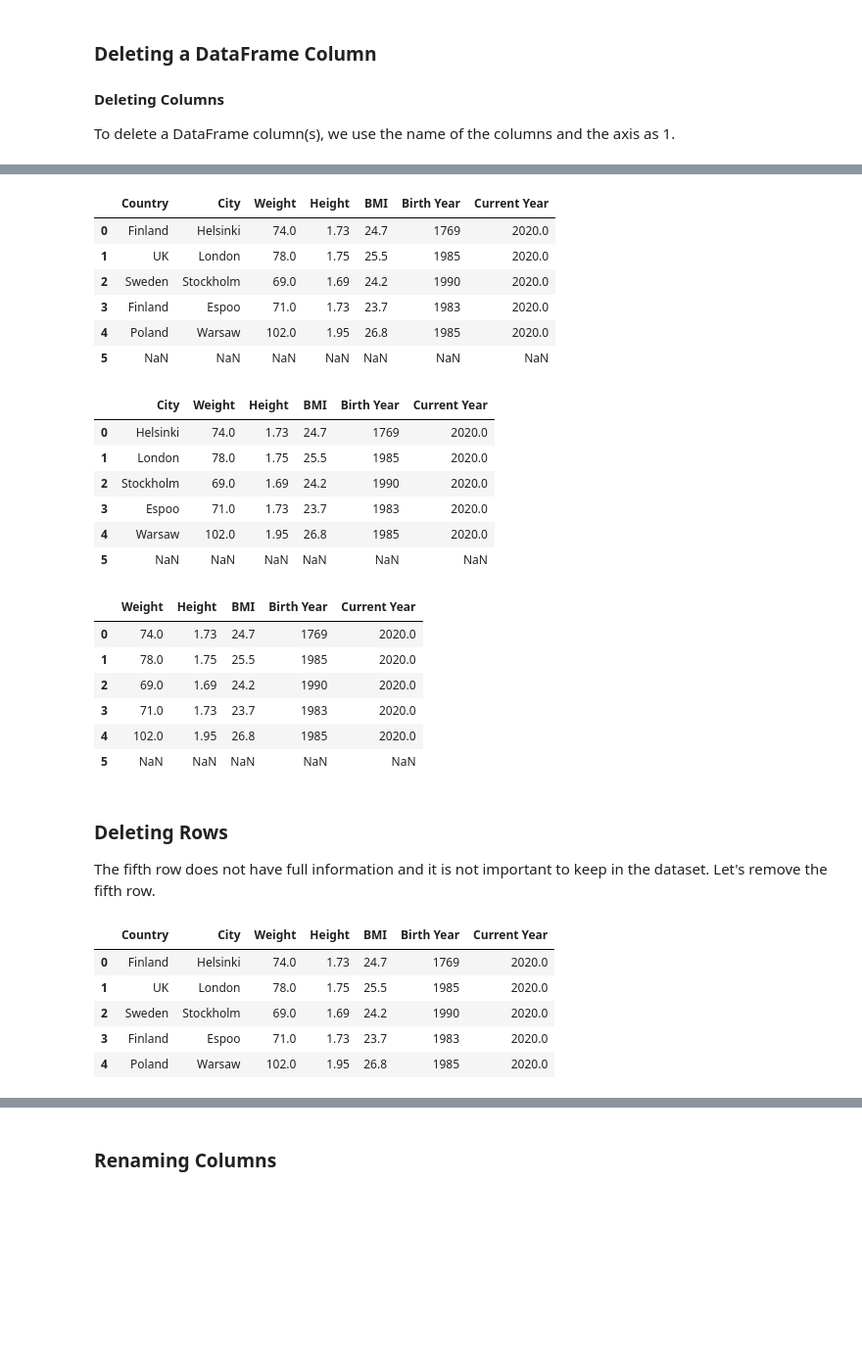
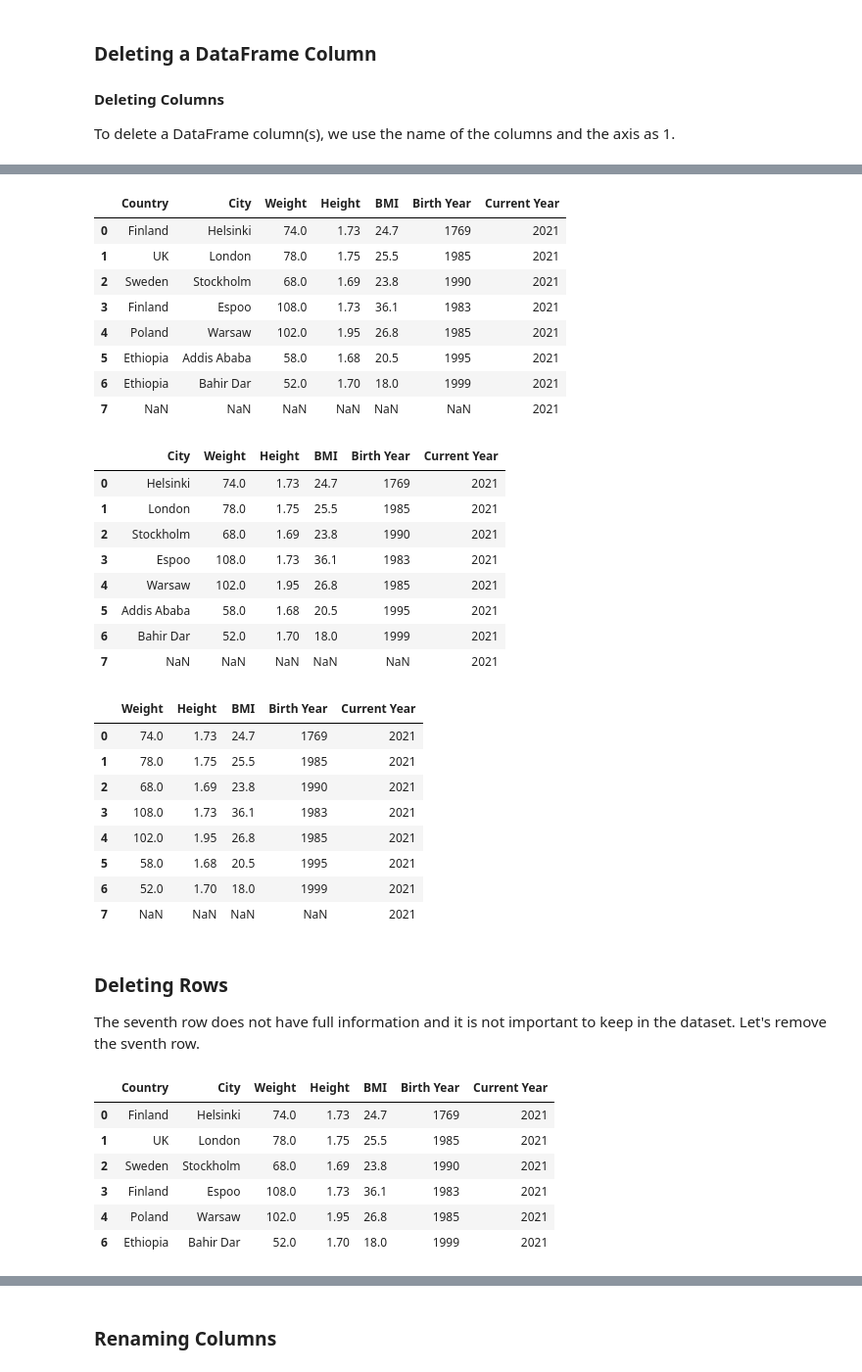
Before and after one commit to Asabeneh/Pandas, a Jupyter notebook: pandas.ipynb, the cells around one changed output, grey strips where cells are left out. Shown at 98% size. Drawn from its saved outputs; the diff is of its cells as text; code cells hidden in the pictures; blank space fills up the shorter version.

```diff
--- a/pandas.ipynb
+++ b/pandas.ipynb
@@ -445,8 +512,10 @@ data = [
     {"Name": "John", "Country":"Sweden","City":"Stockholm"},
     {"Name": "Eyob", "Country":"Finland","City":"Espoo"},
     {"Name": "Pawel", "Country":"Poland","City":"Warsaw"},
+    {"Name": "Mahlet", "Country":"Ethiopia","City":"Addis Ababa"},
+    {"Name": "Thomas", "Country":"Ethiopia","City":"Bahir Dar"},
     {"Name": "Lidiya", "Country":float('NaN'),"City":float('NaN')},
 ]
 df = pd.DataFrame(data)
-print(df)
+df
 # %% [output]
@@ -461,7 +532,7 @@ print(df)
 ### Adding a New Column
 Let's add a weight column in the DataFrame
 # %%
-weights = [74, 78, 69, 71, 102, float('NaN')]
+weights = [74, 78, 68, 108, 102, 58, 52, float('NaN')]
 df['Weight'] = weights
 df
 # %% [output]
@@ -475,7 +548,7 @@ df
 # %% [markdown]
 Let's add a height column into the DataFrame as well
 # %%
-heights = [173, 175, 169, 173, 195, float('NaN')]
+heights = [173, 175, 169, 173, 195,168, 170, float('NaN')]
 df['Height'] = heights
-print(df)
+df
 # %% [output]
@@ -544,9 +637,9 @@ df
 
 The information in the DataFrame seems not yet complete, let's add birth year and current year columns.
 # %%
-birth_year = ['1769', '1985', '1990', '1983', '1985',float('NaN')]
+birth_year = ['1769', '1985', '1990', '1983', '1985','1995', '1999',float('NaN')]
 df['Birth Year'] = birth_year
-df['Current Year'] = current_year
+df['Current Year'] = 2021
 df
 # %% [output]
 |  | Name | Country | City | Weight | Height | BMI | Birth Year | Current Year |
@@ -591,49 +706,56 @@ df.drop('Name', axis=1, inplace=True)
 df
 # %% [output]
 |  | Country | City | Weight | Height | BMI | Birth Year | Current Year |
-| 0 | Finland | Helsinki | 74.0 | 1.73 | 24.7 | 1769 | 2020.0 |
-| 1 | UK | London | 78.0 | 1.75 | 25.5 | 1985 | 2020.0 |
-| 2 | Sweden | Stockholm | 69.0 | 1.69 | 24.2 | 1990 | 2020.0 |
-| 3 | Finland | Espoo | 71.0 | 1.73 | 23.7 | 1983 | 2020.0 |
-| 4 | Poland | Warsaw | 102.0 | 1.95 | 26.8 | 1985 | 2020.0 |
-| 5 | NaN | NaN | NaN | NaN | NaN | NaN | NaN |
+| 0 | Finland | Helsinki | 74.0 | 1.73 | 24.7 | 1769 | 2021 |
+| 1 | UK | London | 78.0 | 1.75 | 25.5 | 1985 | 2021 |
+| 2 | Sweden | Stockholm | 68.0 | 1.69 | 23.8 | 1990 | 2021 |
+| 3 | Finland | Espoo | 108.0 | 1.73 | 36.1 | 1983 | 2021 |
+| 4 | Poland | Warsaw | 102.0 | 1.95 | 26.8 | 1985 | 2021 |
+| 5 | Ethiopia | Addis Ababa | 58.0 | 1.68 | 20.5 | 1995 | 2021 |
+| 6 | Ethiopia | Bahir Dar | 52.0 | 1.70 | 18.0 | 1999 | 2021 |
+| 7 | NaN | NaN | NaN | NaN | NaN | NaN | 2021 |
 # %%
 # We can also use the columns attribute to delete a column. Let us remove the country column
 # To change the original we should make the inplace argument True
 df.drop(columns = 'Country', axis=1)
 # %% [output]
 |  | City | Weight | Height | BMI | Birth Year | Current Year |
-| 0 | Helsinki | 74.0 | 1.73 | 24.7 | 1769 | 2020.0 |
-| 1 | London | 78.0 | 1.75 | 25.5 | 1985 | 2020.0 |
-| 2 | Stockholm | 69.0 | 1.69 | 24.2 | 1990 | 2020.0 |
-| 3 | Espoo | 71.0 | 1.73 | 23.7 | 1983 | 2020.0 |
-| 4 | Warsaw | 102.0 | 1.95 | 26.8 | 1985 | 2020.0 |
-| 5 | NaN | NaN | NaN | NaN | NaN | NaN |
+| 0 | Helsinki | 74.0 | 1.73 | 24.7 | 1769 | 2021 |
+| 1 | London | 78.0 | 1.75 | 25.5 | 1985 | 2021 |
+| 2 | Stockholm | 68.0 | 1.69 | 23.8 | 1990 | 2021 |
+| 3 | Espoo | 108.0 | 1.73 | 36.1 | 1983 | 2021 |
+| 4 | Warsaw | 102.0 | 1.95 | 26.8 | 1985 | 2021 |
+| 5 | Addis Ababa | 58.0 | 1.68 | 20.5 | 1995 | 2021 |
+| 6 | Bahir Dar | 52.0 | 1.70 | 18.0 | 1999 | 2021 |
+| 7 | NaN | NaN | NaN | NaN | NaN | 2021 |
 # %%
 #### Removing multiple columns
 df.drop(['Country','City'], axis=1)
 # %% [output]
 |  | Weight | Height | BMI | Birth Year | Current Year |
-| 0 | 74.0 | 1.73 | 24.7 | 1769 | 2020.0 |
-| 1 | 78.0 | 1.75 | 25.5 | 1985 | 2020.0 |
-| 2 | 69.0 | 1.69 | 24.2 | 1990 | 2020.0 |
-| 3 | 71.0 | 1.73 | 23.7 | 1983 | 2020.0 |
-| 4 | 102.0 | 1.95 | 26.8 | 1985 | 2020.0 |
-| 5 | NaN | NaN | NaN | NaN | NaN |
+| 0 | 74.0 | 1.73 | 24.7 | 1769 | 2021 |
+| 1 | 78.0 | 1.75 | 25.5 | 1985 | 2021 |
+| 2 | 68.0 | 1.69 | 23.8 | 1990 | 2021 |
+| 3 | 108.0 | 1.73 | 36.1 | 1983 | 2021 |
+| 4 | 102.0 | 1.95 | 26.8 | 1985 | 2021 |
+| 5 | 58.0 | 1.68 | 20.5 | 1995 | 2021 |
+| 6 | 52.0 | 1.70 | 18.0 | 1999 | 2021 |
+| 7 | NaN | NaN | NaN | NaN | 2021 |
 # %% [markdown]
 ### Deleting Rows
 
-The fifth row does not have full information and it is not important to keep in the dataset. Let's remove the fifth row.
+The seventh row does not have full information and it is not important to keep in the dataset. Let's remove the sventh row.
 # %%
 # To delete it from the original dataframe the inplace=True should be included
-df.drop([5,5], axis=0)
+df.drop([7,5], axis = 0)
 # %% [output]
 |  | Country | City | Weight | Height | BMI | Birth Year | Current Year |
-| 0 | Finland | Helsinki | 74.0 | 1.73 | 24.7 | 1769 | 2020.0 |
-| 1 | UK | London | 78.0 | 1.75 | 25.5 | 1985 | 2020.0 |
-| 2 | Sweden | Stockholm | 69.0 | 1.69 | 24.2 | 1990 | 2020.0 |
-| 3 | Finland | Espoo | 71.0 | 1.73 | 23.7 | 1983 | 2020.0 |
-| 4 | Poland | Warsaw | 102.0 | 1.95 | 26.8 | 1985 | 2020.0 |
+| 0 | Finland | Helsinki | 74.0 | 1.73 | 24.7 | 1769 | 2021 |
+| 1 | UK | London | 78.0 | 1.75 | 25.5 | 1985 | 2021 |
+| 2 | Sweden | Stockholm | 68.0 | 1.69 | 23.8 | 1990 | 2021 |
+| 3 | Finland | Espoo | 108.0 | 1.73 | 36.1 | 1983 | 2021 |
+| 4 | Poland | Warsaw | 102.0 | 1.95 | 26.8 | 1985 | 2021 |
+| 6 | Ethiopia | Bahir Dar | 52.0 | 1.70 | 18.0 | 1999 | 2021 |
 # %%
 df
 # %% [output]
```
Also changed, not shown: parts of 155 cells of this notebook, 5 other files.
